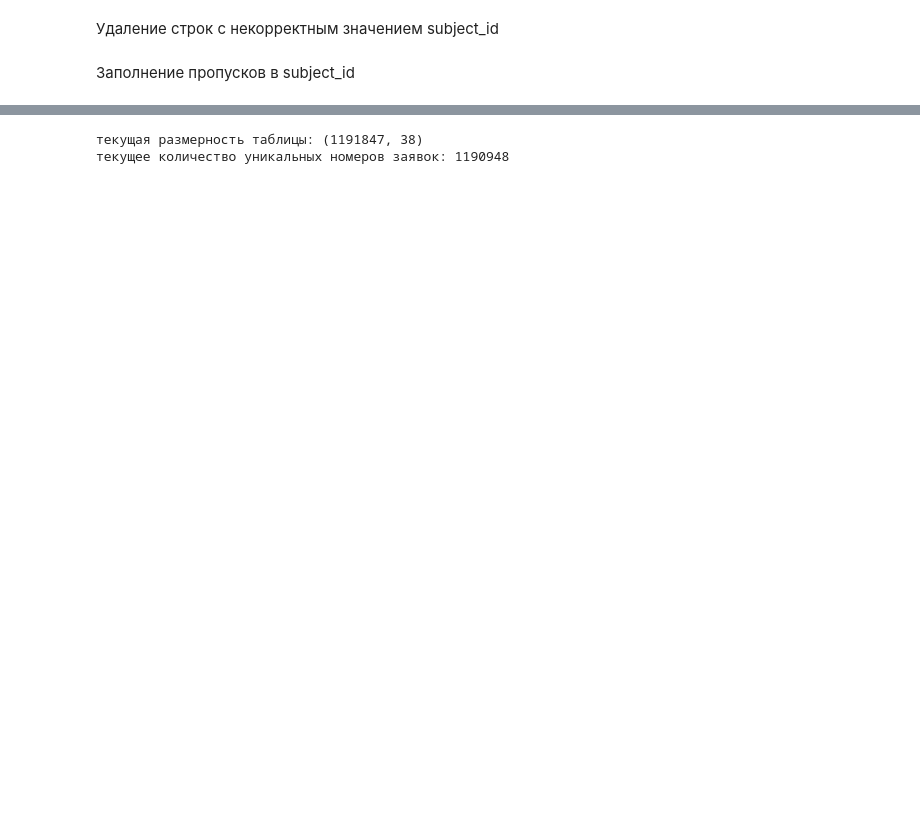
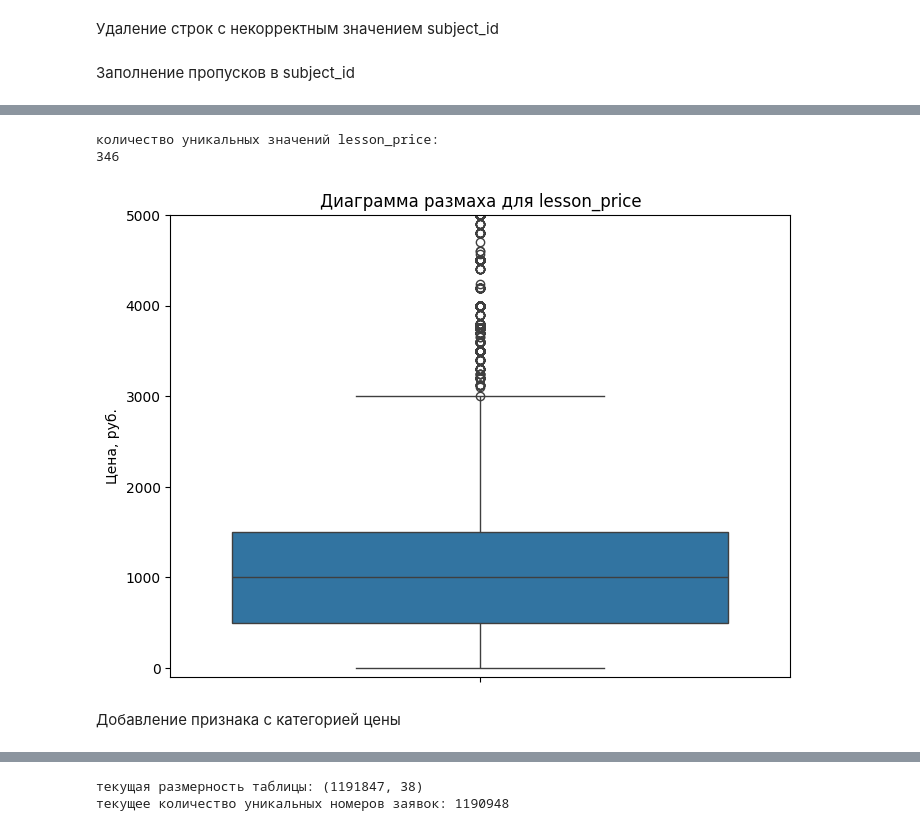
Before and after one commit to denis-42ds/classification_of_payment_requests, a Jupyter notebook: classification_of_payment_requests.ipynb, the cells around one changed output, grey strips where cells are left out. Cells and saved outputs as stored; diff of their text form; code cells hidden in the pictures; blank space fills up the shorter version.

Commit message:
Colaboratory - orders eda

```diff
--- a/classification_of_payment_requests.ipynb
+++ b/classification_of_payment_requests.ipynb
@@ -293,7 +293,11 @@ orders = orders.drop(orders[orders['status_id'] > 16].index)
 # %% [markdown]
 Создание целевого признака
 # %%
-orders['fact_of_payment'] = orders['status_id'].apply(lambda x: 1 if x == 6 or x == 13 else 0).astype('int8')
+orders['fact_of_payment'] = (orders['status_id']
+                             .apply(lambda x: 1 if x == 6 or x == 13
+                                    or x == 5 or x == 15 else 0)
+                             .astype('int8')
+                             )
 # %% [markdown]
 Изменение типов данных
 # %%
@@ -303,3 +309,5 @@ orders[['order_date', 'start_date', 'first_lesson_date', 'payment_date']] = (
+# %%
+orders['order_month'] = orders['order_date'].dt.month
 # %%
 print(f"уникальные значения subject_id:\n{orders['subject_id'].value_counts().sort_index(ascending=False)}")
 # %% [output]
@@ -347,0 +383,17 @@ purpose (цель занятий)
+# %%
+print(f"""количество уникальных значений lesson_price:
+{orders['lesson_price'].nunique()}""")
+# %% [output]
+количество уникальных значений lesson_price:
+346
+# %%
+plt.figure(figsize=(8, 6))
+sns.boxplot(data=orders['lesson_price'])
+plt.ylim(-100, 5000)
+plt.title('Диаграмма размаха для lesson_price')
+plt.ylabel('Цена, руб.')
+plt.show()
+# %% [output]
+[figure, added]
+# %% [markdown]
+Добавление признака с категорией цены
```
Also changed, not shown: parts of 21 cells of this notebook.
